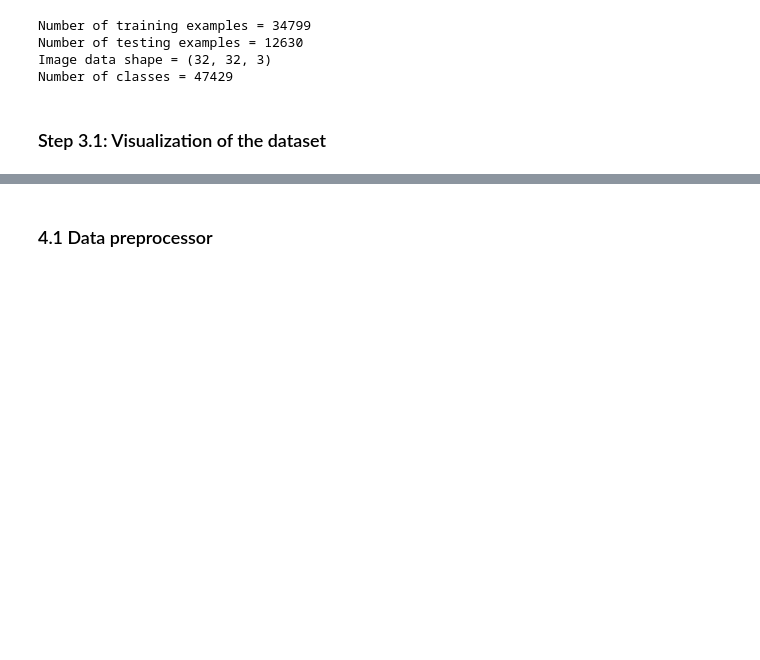
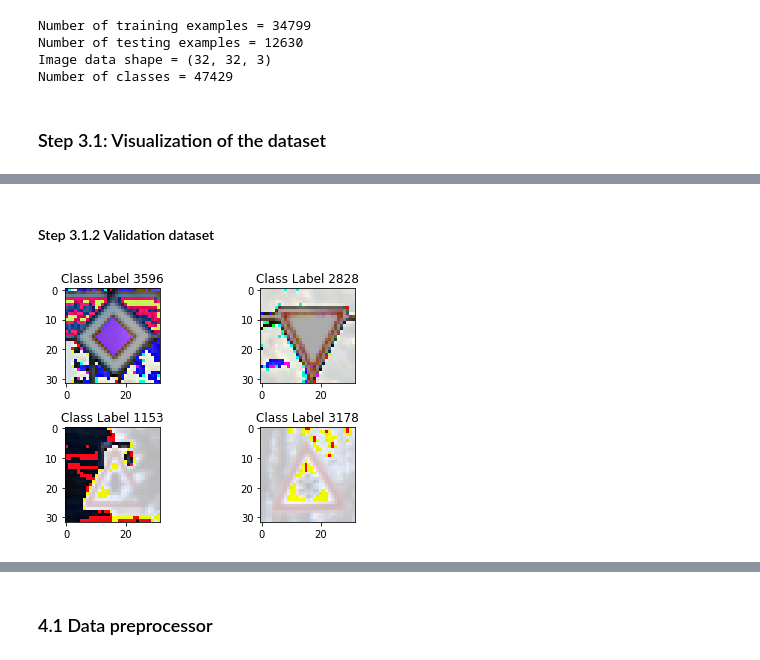
Before and after one commit to akshaybabloo/Car-ND, a Jupyter notebook: Term_1/TrafficSignalClassifier_6/P/Traffic_Sign_Classifier.ipynb, the cells around one changed output, grey strips where cells are left out. Saved outputs shown, nothing was run; the diff lists cells and outputs as text; code cells hidden in the pictures; blank space fills up the shorter version.

```diff
--- a/Term_1/TrafficSignalClassifier_6/P/Traffic_Sign_Classifier.ipynb
+++ b/Term_1/TrafficSignalClassifier_6/P/Traffic_Sign_Classifier.ipynb
@@ -109,0 +98,6 @@ show_image()
+# %% [markdown]
+#### Step 3.1.2 Validation dataset
+# %%
+show_image(X_validation)
+# %% [output]
+[figure, added]
```
Also changed, not shown: parts of 11 cells of this notebook, 1 other file.
